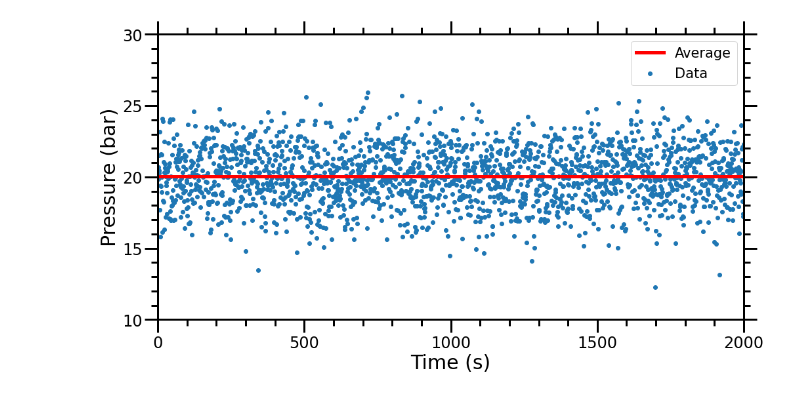
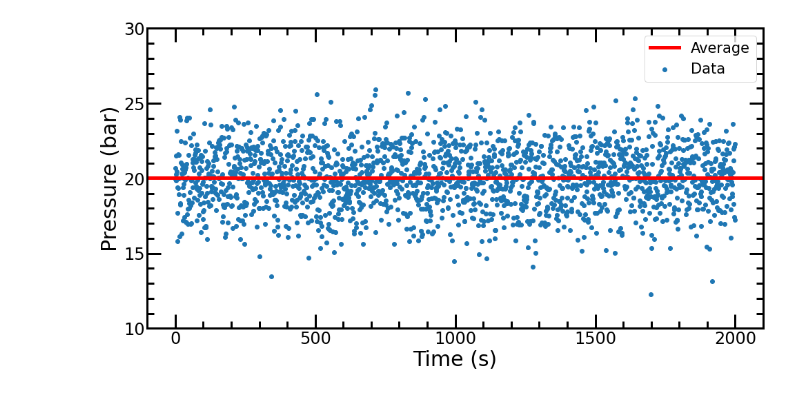
Before and after one commit to praiteri/TeachingNotebook, a Jupyter notebook: week_01_solved/prettyFigure.ipynb, the cells around one changed output. Drawn from its saved outputs; the diff is of its cells as text; code cells hidden in the pictures.

```diff
--- a/week_01_solved/prettyFigure.ipynb
+++ b/week_01_solved/prettyFigure.ipynb
@@ -14,8 +14,8 @@ params = {'figure.figsize': (16,8),
           'axes.titlesize': size,
           'xtick.labelsize': size*0.8,
           'ytick.labelsize': size*0.8,
-          'xtick.direction': "out",
-          'ytick.direction': "out",
+          'xtick.direction': "in",
+          'ytick.direction': "in",
           'axes.linewidth' : 3,
           'axes.titlepad': 25}
 
@@ -41,32 +41,32 @@ data = pd.read_csv("random2.csv")
 data.columns = ("X","Y")
 nval = len(data.index)
 average = np.mean(data["Y"])
 
 # Set the figure parameters
 plt.rcParams.update(params)
 
 # Create the figure with the data and their average as an horizontal line
 fig , ax = plt.subplots()
 ax.scatter(data["X"],data["Y"],label="Data")
 ax.axhline(y=average, color='red', lw=5, label="Average")
 
 # Set the axes labels
 ax.set(xlabel="Time (s)")
 ax.set(ylabel="Pressure (bar)")
 
 # Set the limits of the axes
-plt.xlim([0,nval])
+plt.xlim([-100,nval+100])
 plt.ylim([10,30])
 
 prettyTicks(ax)
 
 # Add the legend
 ax.legend()
 
 # Make the figure
 plt.show()
 
 # Save the figure to file
 # plt.savefig("figure.png")
 # %% [output]
-[figure, old version]
+[figure, new version]
```
Also changed, not shown: 1 other file.
